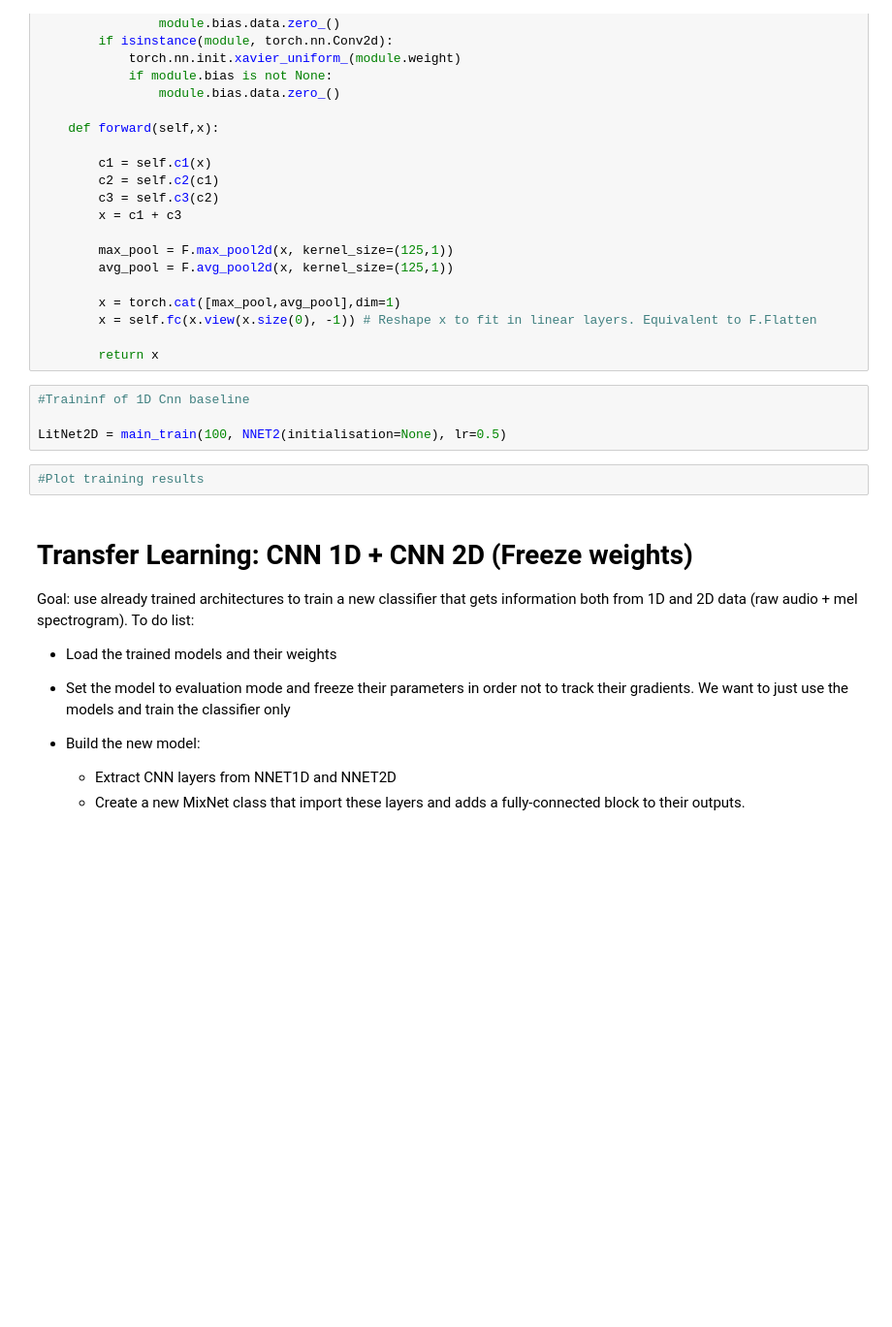
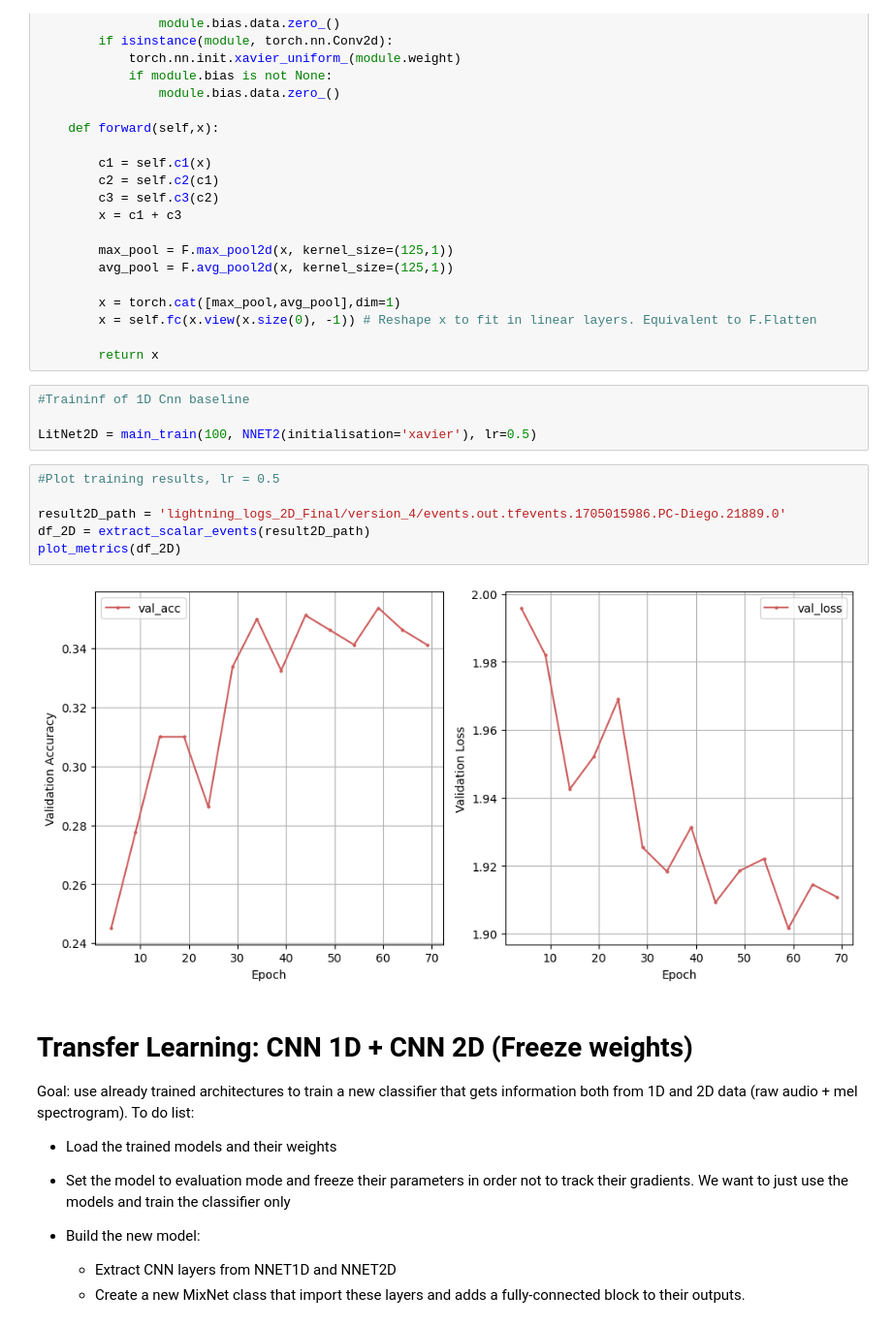
Before and after one commit to AlbertoSaretto/Music-Genre-Recognition, a Jupyter notebook: Final_Notebook.ipynb, the cells around one changed output. Shown at 97% size. Cells and saved outputs as stored; diff of their text form; blank space fills up the shorter version.

```diff
--- a/Final_Notebook.ipynb
+++ b/Final_Notebook.ipynb
@@ -543,9 +584,15 @@ class NNET2(nn.Module):
 # %%
 #Traininf of 1D Cnn baseline
 
-LitNet2D = main_train(100, NNET2(initialisation=None), lr=0.5)
+LitNet2D = main_train(100, NNET2(initialisation='xavier'), lr=0.5)
-# %%
-#Plot training results
+# %%
+#Plot training results, lr = 0.5
+
+result2D_path = 'lightning_logs_2D_Final/version_4/events.out.tfevents.1705015986.PC-Diego.21889.0'
+df_2D = extract_scalar_events(result2D_path)
+plot_metrics(df_2D)
+# %% [output]
+[figure, added]
 # %% [markdown]
 # Transfer Learning:  CNN 1D + CNN 2D (Freeze weights)
 Goal: use already trained architectures to train a new classifier that gets information both from 1D and 2D data (raw audio + mel spectrogram).
```
Also changed, not shown: parts of 17 cells of this notebook.
